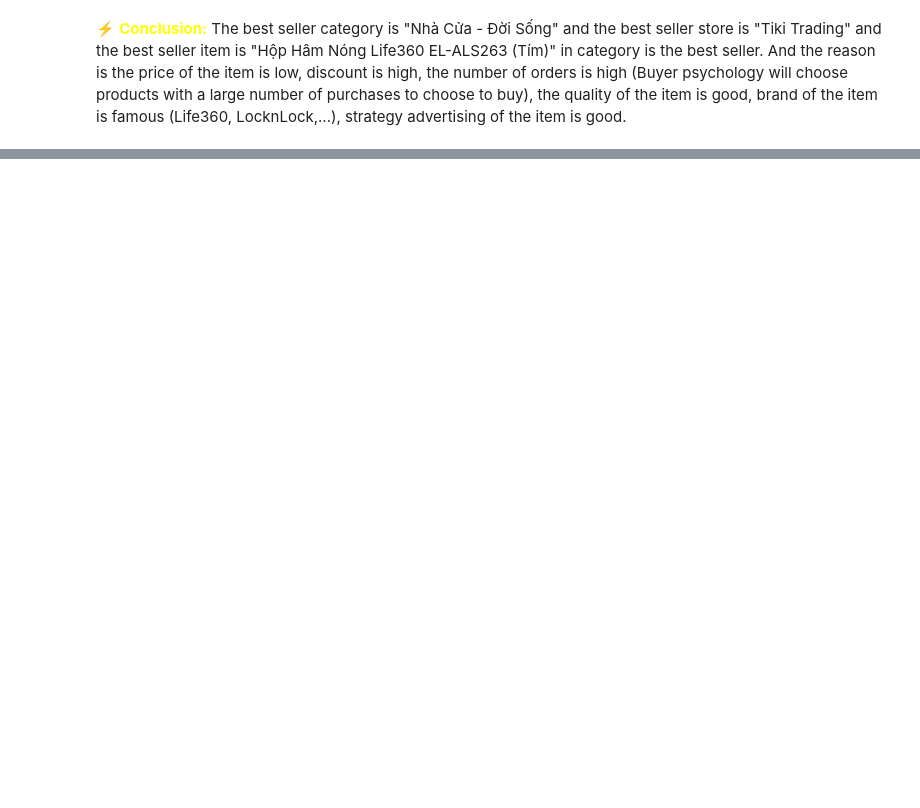
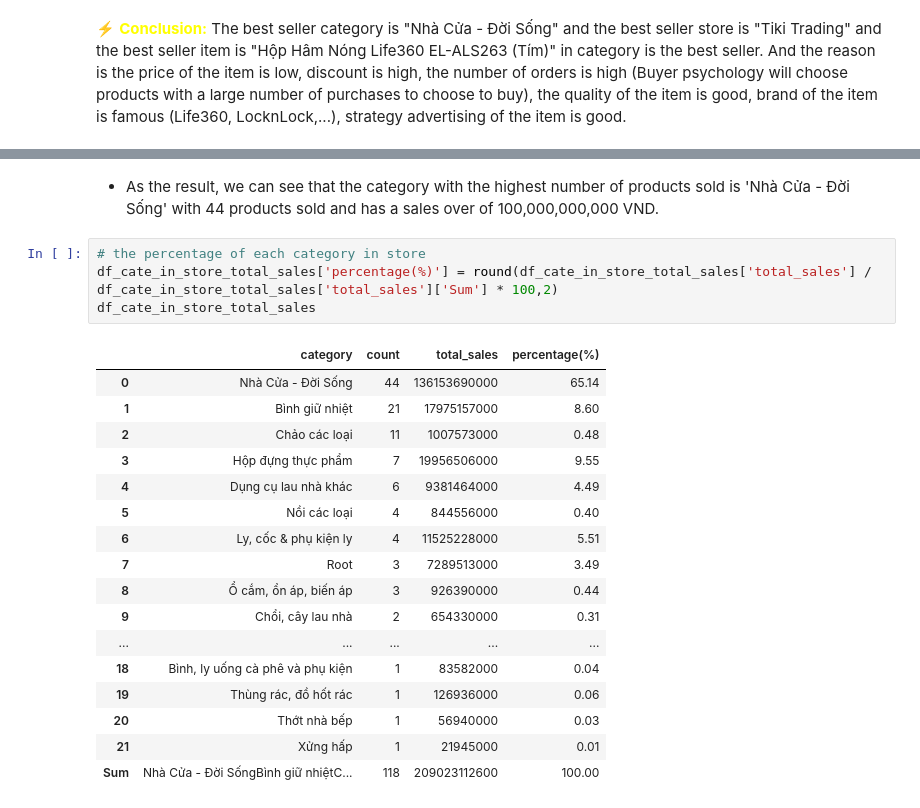
Before and after one commit to TienDat57/IntroductionToDataScience, a Jupyter notebook: src/visualization/index.ipynb, the cells around one changed output, grey strips where cells are left out. Drawn from its saved outputs; the diff is of its cells as text; blank space fills up the shorter version.

```diff
--- a/src/visualization/index.ipynb
+++ b/src/visualization/index.ipynb
@@ -82,0 +191,24 @@ df_top5_products.head(10)
+# %% [markdown]
+- As the result, we can see that the category with the highest number of products sold is 'Nhà Cửa - Đời Sống' with 44 products sold and has a sales over of 100,000,000,000 VND.
+# %%
+# the percentage of each category in store
+df_cate_in_store_total_sales['percentage(%)'] = round(df_cate_in_store_total_sales['total_sales'] / df_cate_in_store_total_sales['total_sales']['Sum'] * 100,2)
+df_cate_in_store_total_sales
+# %% [output]
+|  | category | count | total_sales | percentage(%) |
+| 0 | Nhà Cửa - Đời Sống | 44 | 136153690000 | 65.14 |
+| 1 | Bình giữ nhiệt | 21 | 17975157000 | 8.60 |
+| 2 | Chảo các loại | 11 | 1007573000 | 0.48 |
+| 3 | Hộp đựng thực phẩm | 7 | 19956506000 | 9.55 |
+| 4 | Dụng cụ lau nhà khác | 6 | 9381464000 | 4.49 |
+| 5 | Nồi các loại | 4 | 844556000 | 0.40 |
+| 6 | Ly, cốc & phụ kiện ly | 4 | 11525228000 | 5.51 |
+| 7 | Root | 3 | 7289513000 | 3.49 |
+| 8 | Ổ cắm, ổn áp, biến áp | 3 | 926390000 | 0.44 |
+| 9 | Chổi, cây lau nhà | 2 | 654330000 | 0.31 |
+| ... | ... | ... | ... | ... |
+| 18 | Bình, ly uống cà phê và phụ kiện | 1 | 83582000 | 0.04 |
+| 19 | Thùng rác, đồ hốt rác | 1 | 126936000 | 0.06 |
+| 20 | Thớt nhà bếp | 1 | 56940000 | 0.03 |
+| 21 | Xửng hấp | 1 | 21945000 | 0.01 |
+| Sum | Nhà Cửa - Đời SốngBình giữ nhiệtC... | 118 | 209023112600 | 100.00 |
```
Also changed, not shown: parts of 15 cells of this notebook.
